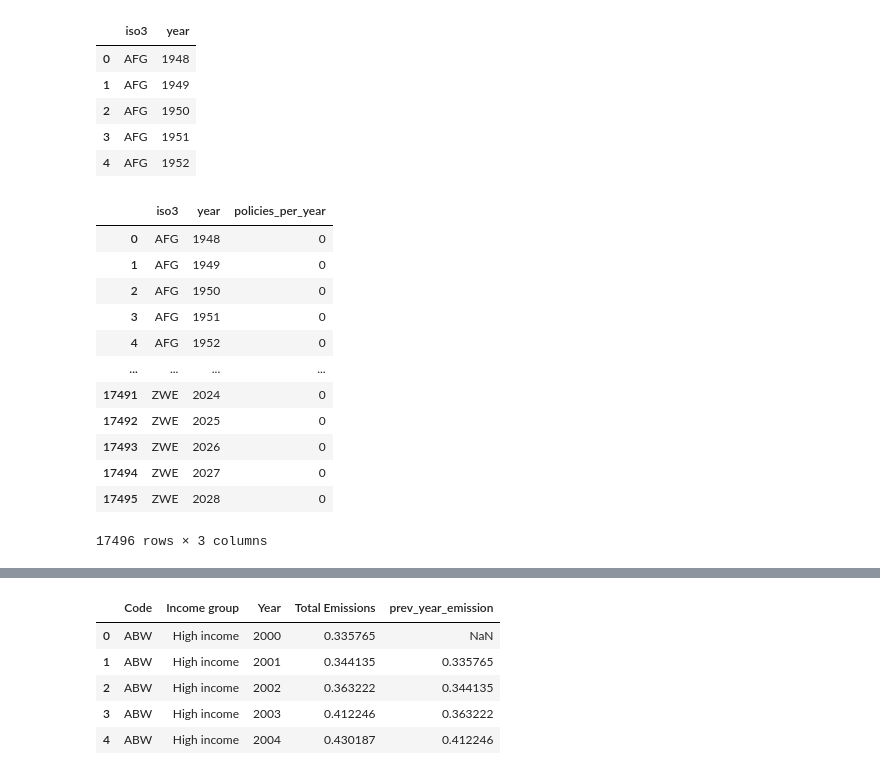
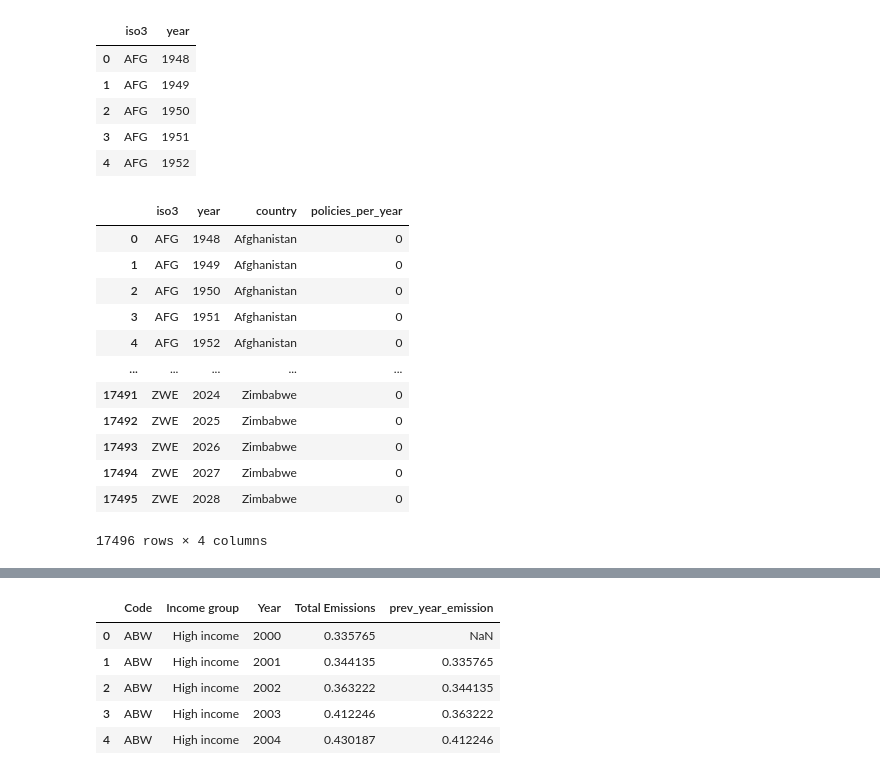
Before and after one commit to jroblar/ndc_evaluation, a Jupyter notebook: data_processing_scripts/policy_feature_engineering.ipynb, the cells around one changed output, grey strips where cells are left out. Cells and saved outputs as stored; diff of their text form; code cells hidden in the pictures.

```diff
--- a/data_processing_scripts/policy_feature_engineering.ipynb
+++ b/data_processing_scripts/policy_feature_engineering.ipynb
@@ -78,8 +78,8 @@ def get_number_of_policies(df):
     """
     Function to get the number of policies per year, per country
     """
-    df = df.groupby(['year', 'iso3']).count().reset_index()
-    df = df[['year', 'iso3', 'policy_id']]
+    df = df.groupby(['year', 'iso3', 'country']).count().reset_index()
+    df = df[['year', 'iso3', 'country','policy_id']]
     df = df.rename(columns={'policy_id': 'policies_per_year'})
 
     return df
@@ -279,0 +282,4 @@ df_policies_per_year
+# %%
+df_region_iso = df_policies_per_year[['iso3', 'country']].copy()
+df_region_iso = df_region_iso.drop_duplicates()
+df_region_iso.head()
@@ -299,27 +312,28 @@ df_combinations.head()
 | 3 | AFG | 1951 |
 | 4 | AFG | 1952 |
 # %%
-df_template = pd.merge(df_combinations, df_policies_per_year, on=['iso3', 'year'], how='left')
+df_template = pd.merge(df_combinations, df_region_iso, on=['iso3'], how='left')
+df_template = pd.merge(df_template, df_policies_per_year.drop(columns='country'), on=['iso3', 'year'], how='left')
 
 #NOTE: Assume that there were no policies in the years where the data is missing
 df_template = df_template.fillna(0)
 
-# Make policies per year int
+# # Make policies per year int
 df_template['policies_per_year'] = df_template['policies_per_year'].astype(int)
 df_template
 # %% [output]
-|  | iso3 | year | policies_per_year |
-| 0 | AFG | 1948 | 0 |
-| 1 | AFG | 1949 | 0 |
-| 2 | AFG | 1950 | 0 |
-| 3 | AFG | 1951 | 0 |
-| 4 | AFG | 1952 | 0 |
-| ... | ... | ... | ... |
-| 17491 | ZWE | 2024 | 0 |
-| 17492 | ZWE | 2025 | 0 |
-| 17493 | ZWE | 2026 | 0 |
-| 17494 | ZWE | 2027 | 0 |
-| 17495 | ZWE | 2028 | 0 |
+|  | iso3 | year | country | policies_per_year |
+| 0 | AFG | 1948 | Afghanistan | 0 |
+| 1 | AFG | 1949 | Afghanistan | 0 |
+| 2 | AFG | 1950 | Afghanistan | 0 |
+| 3 | AFG | 1951 | Afghanistan | 0 |
+| 4 | AFG | 1952 | Afghanistan | 0 |
+| ... | ... | ... | ... | ... |
+| 17491 | ZWE | 2024 | Zimbabwe | 0 |
+| 17492 | ZWE | 2025 | Zimbabwe | 0 |
+| 17493 | ZWE | 2026 | Zimbabwe | 0 |
+| 17494 | ZWE | 2027 | Zimbabwe | 0 |
+| 17495 | ZWE | 2028 | Zimbabwe | 0 |
-17496 rows × 3 columns
+17496 rows × 4 columns
 # %%
 policies_in_the_last_years = get_number_of_policies_in_the_last_years(df_template, 3)
```
Also changed, not shown: parts of 11 cells of this notebook, 1 other file.
